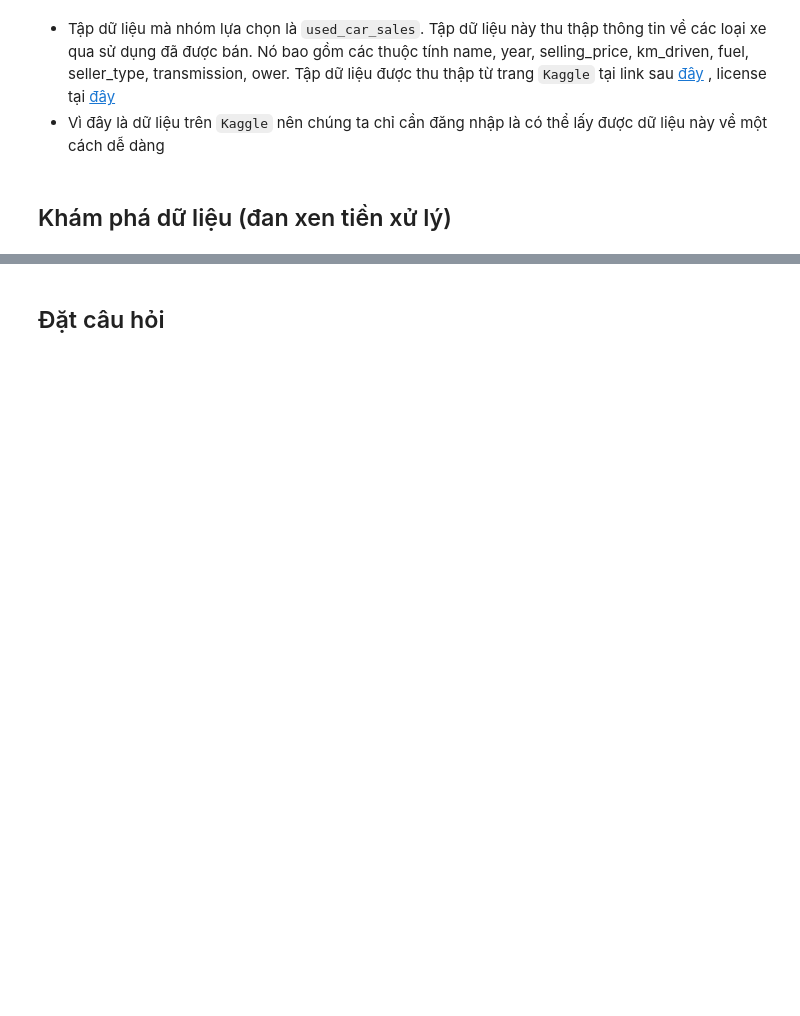
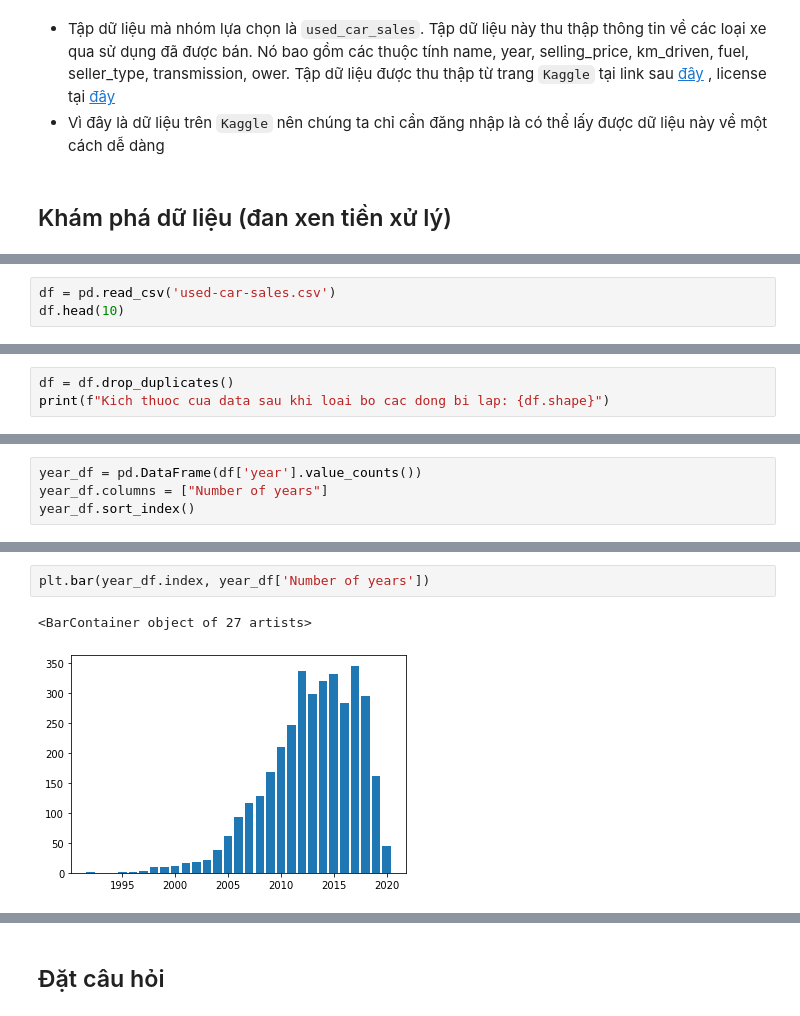
Before and after one commit to syhcmus/LTKHDL, a Jupyter notebook: 18120491_18120540.ipynb, the cells around one changed output, grey strips where cells are left out. Saved outputs shown, nothing was run; the diff lists cells and outputs as text; blank space fills up the shorter version.

Commit message:
data exploration

```diff
--- a/18120491_18120540.ipynb
+++ b/18120491_18120540.ipynb
@@ -22,0 +25,3 @@ warnings.filterwarnings('ignore')
+# %%
+df = pd.read_csv('used-car-sales.csv')
+df.head(10)
@@ -22,0 +79,3 @@ warnings.filterwarnings('ignore')
+# %%
+df = df.drop_duplicates()
+print(f"Kich thuoc cua data sau khi loai bo cac dong bi lap: {df.shape}")
@@ -22,0 +181,4 @@ warnings.filterwarnings('ignore')
+# %%
+year_df = pd.DataFrame(df['year'].value_counts())
+year_df.columns = ["Number of years"]
+year_df.sort_index()
@@ -22,0 +203,5 @@ warnings.filterwarnings('ignore')
+# %%
+plt.bar(year_df.index, year_df['Number of years'])
+# %% [output]
+<BarContainer object of 27 artists>
+[figure, added]
```
Also changed, not shown: parts of 39 cells of this notebook.
